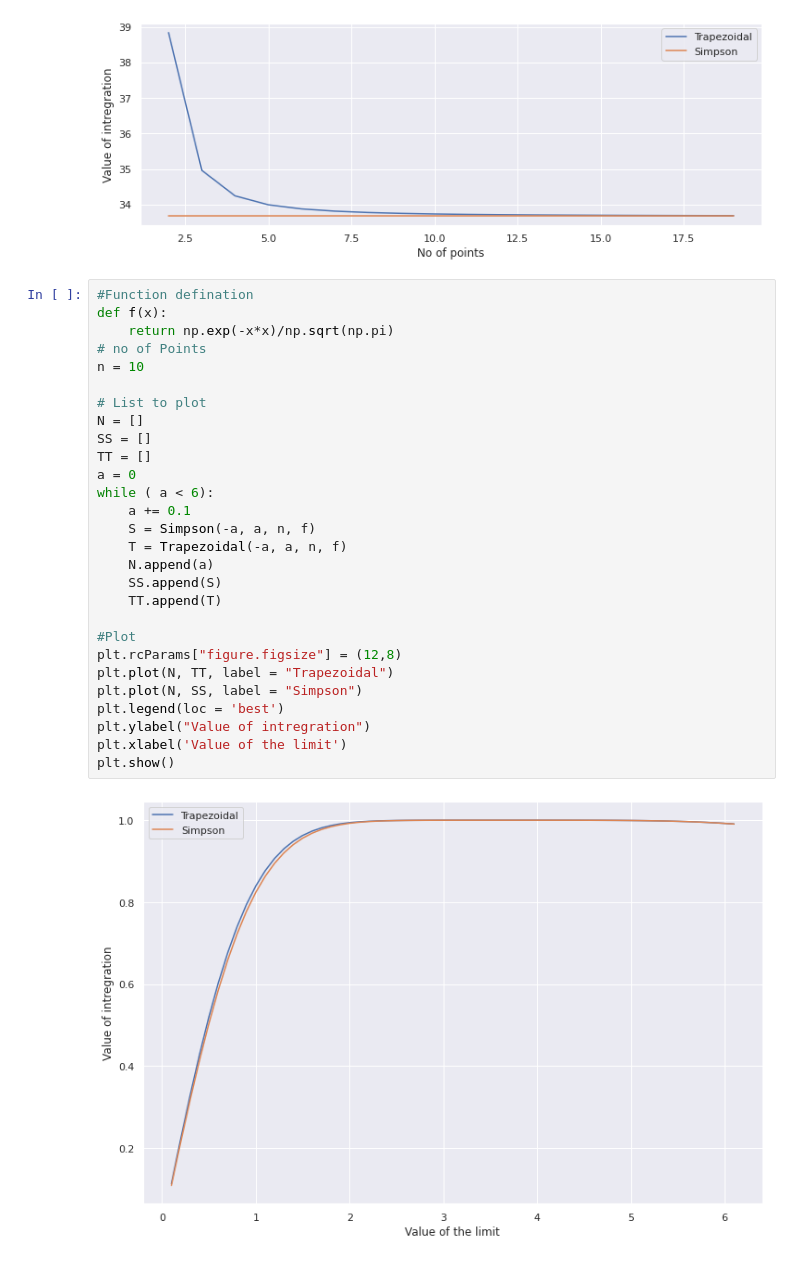
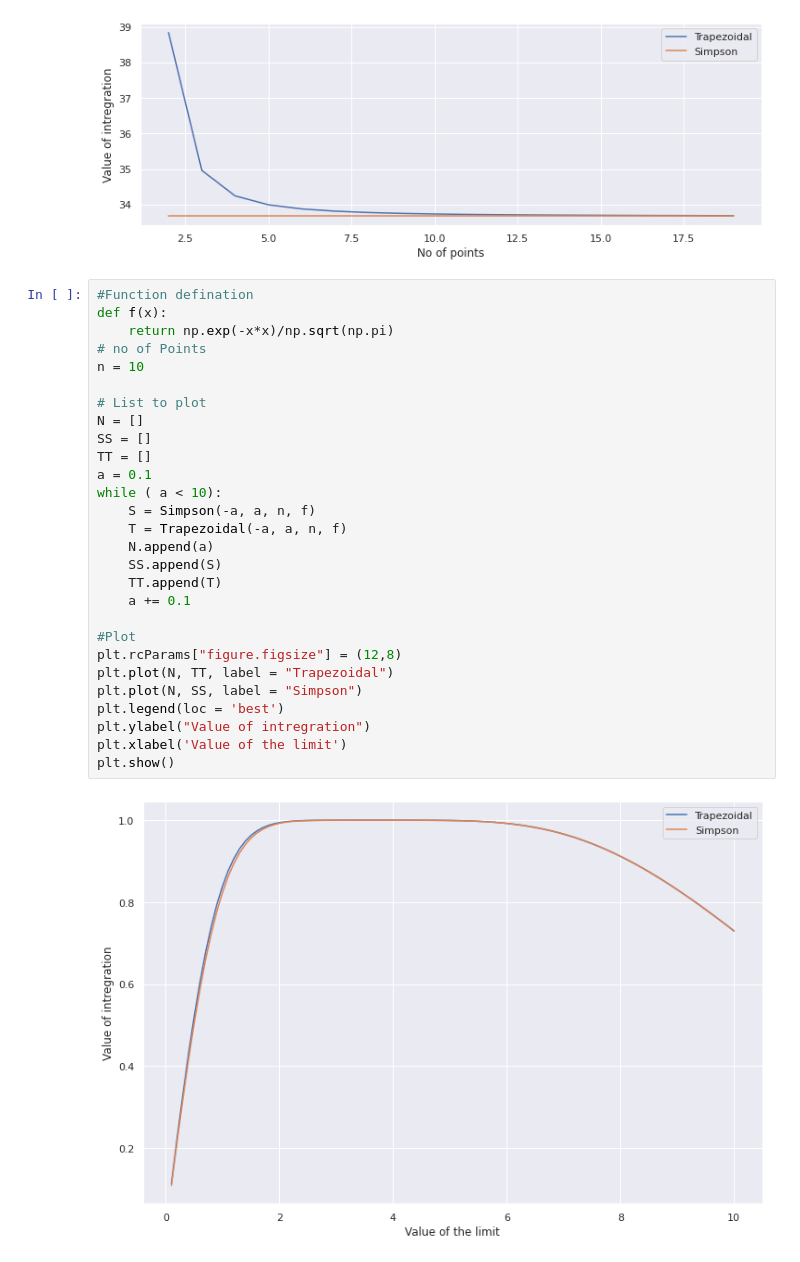
Before and after one commit to Souvik-0612/Numerical-Integration-, a Jupyter notebook: Analysis of Trapezoidal and Simpson1over3 rule.ipynb, the cells around one changed output. Cells and saved outputs as stored; diff of their text form.

```diff
--- a/Analysis of Trapezoidal and Simpson1over3 rule.ipynb
+++ b/Analysis of Trapezoidal and Simpson1over3 rule.ipynb
@@ -224,30 +224,30 @@ plt.show()
 # %%
 #Function defination
 def f(x):
     return np.exp(-x*x)/np.sqrt(np.pi)
 # no of Points
 n = 10
 
 # List to plot
 N = []
 SS = []
 TT = []
-a = 0
-while ( a < 6):
-    a += 0.1
+a = 0.1
+while ( a < 10):
     S = Simpson(-a, a, n, f)
     T = Trapezoidal(-a, a, n, f)
     N.append(a)
     SS.append(S)
     TT.append(T)
+    a += 0.1
 
 #Plot
 plt.rcParams["figure.figsize"] = (12,8)
 plt.plot(N, TT, label = "Trapezoidal")
 plt.plot(N, SS, label = "Simpson")
 plt.legend(loc = 'best')
 plt.ylabel("Value of intregration")
 plt.xlabel('Value of the limit')
 plt.show()
 # %% [output]
-[figure, old version]
+[figure, new version]
```
